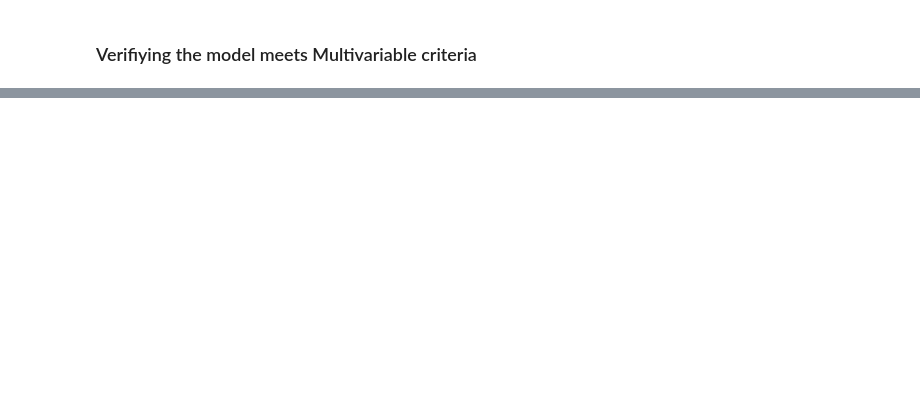
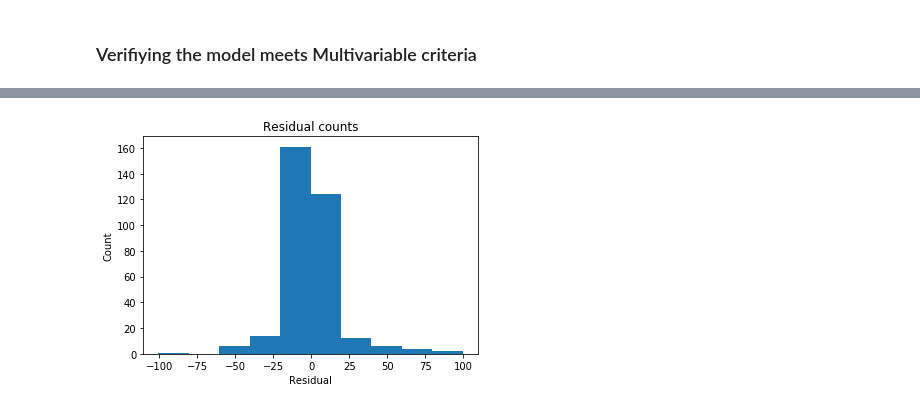
Before and after one commit to efuller11/Thinkful, a Jupyter notebook: Unit 2 Lesson 4 Challenge make your own regression model.ipynb, the cells around one changed output, grey strips where cells are left out. Cells and saved outputs as stored; diff of their text form; code cells hidden in the pictures; blank space fills up the shorter version.

```diff
--- a/Unit 2 Lesson 4 Challenge make your own regression model.ipynb
+++ b/Unit 2 Lesson 4 Challenge make your own regression model.ipynb
@@ -106,0 +128,8 @@ plt.show()
+# %%
+plt.hist(residual)
+plt.title('Residual counts')
+plt.xlabel('Residual')
+plt.ylabel('Count')
+plt.show()
+# %% [output]
+[figure, added]
```
Also changed, not shown: parts of 21 cells of this notebook, 3 other files.
